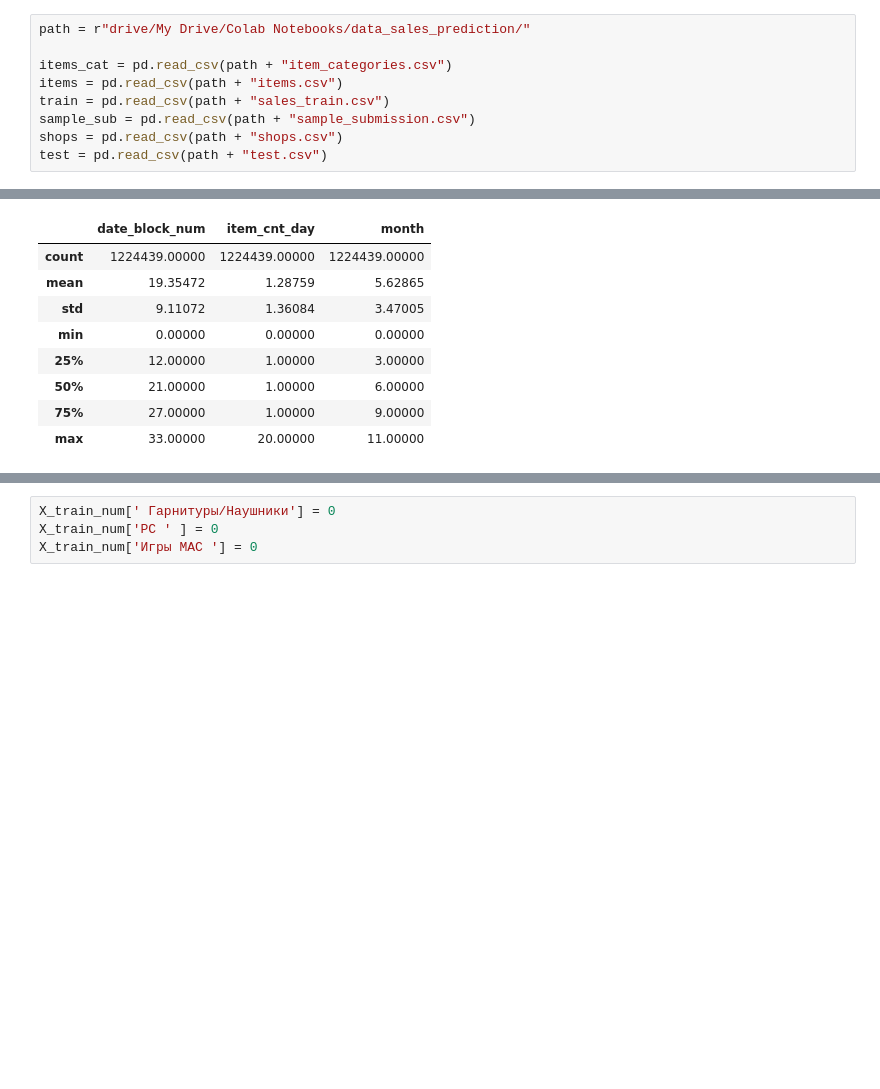
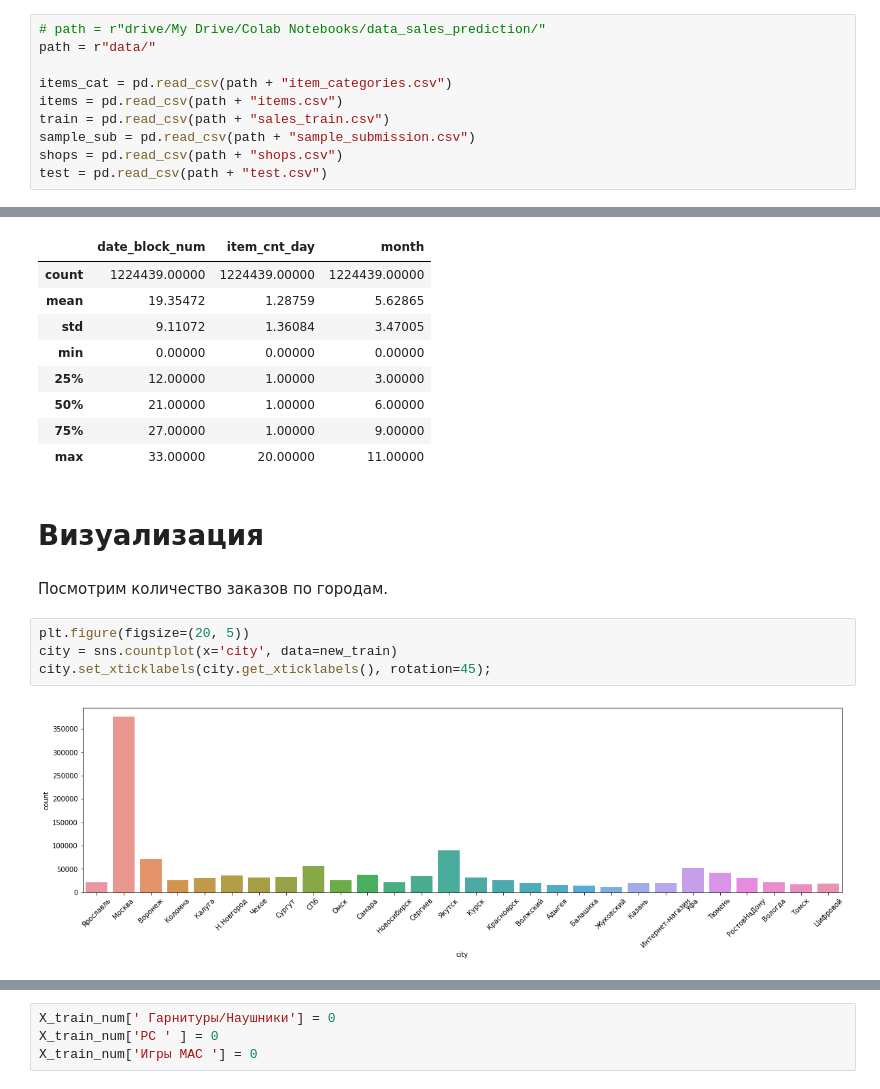
Before and after one commit to daniiomir/future_sales, a Jupyter notebook: sales_prediction_kaggle.ipynb, the cells around one changed output, grey strips where cells are left out. Cells and saved outputs as stored; diff of their text form; blank space fills up the shorter version.

```diff
--- a/sales_prediction_kaggle.ipynb
+++ b/sales_prediction_kaggle.ipynb
@@ -37,5 +19,6 @@ pd.set_option('display.float_format', lambda x: '%.5f' % x) # for formating pand
 # %%
-path = r"drive/My Drive/Colab Notebooks/data_sales_prediction/"
+# path = r"drive/My Drive/Colab Notebooks/data_sales_prediction/"
+path = r"data/"
 
 items_cat = pd.read_csv(path + "item_categories.csv")
 items = pd.read_csv(path + "items.csv")
@@ -260,3 +250,13 @@ new_train.describe()
 | 50% | 21.00000 | 1.00000 | 6.00000 |
 | 75% | 27.00000 | 1.00000 | 9.00000 |
 | max | 33.00000 | 20.00000 | 11.00000 |
+# %% [markdown]
+# Визуализация
+# %% [markdown]
+Посмотрим количество заказов по городам.
+# %%
+plt.figure(figsize=(20, 5))
+city = sns.countplot(x='city', data=new_train)
+city.set_xticklabels(city.get_xticklabels(), rotation=45);
+# %% [output]
+[figure, added]
```
Also changed, not shown: parts of 89 cells of this notebook, 7 other files.
